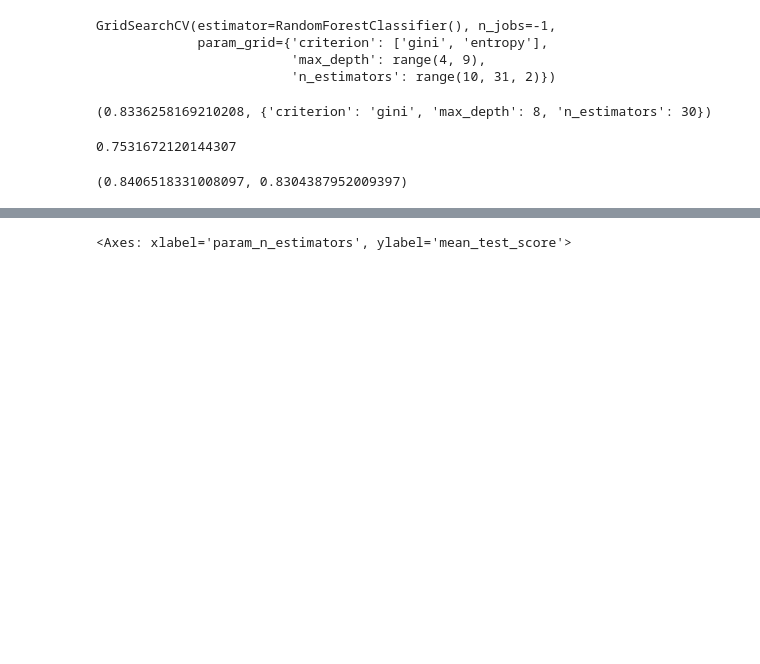
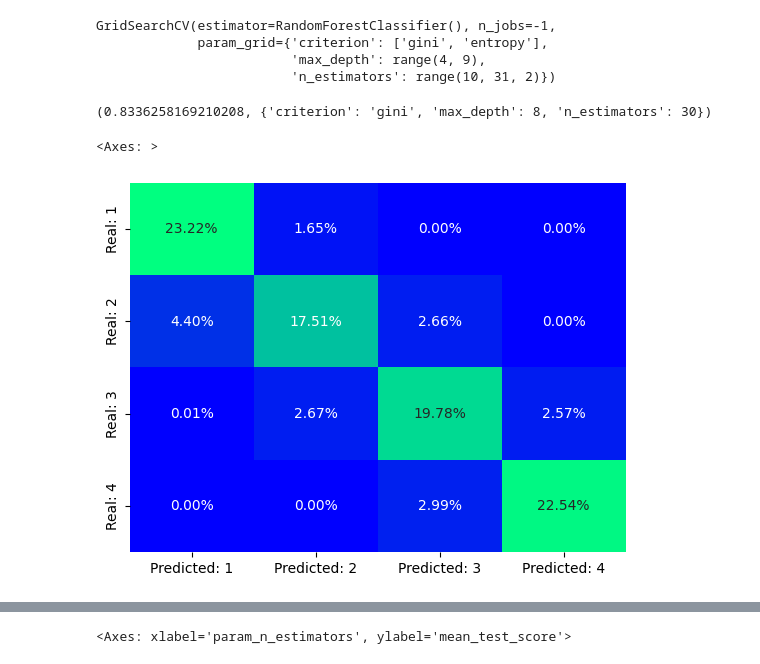
Before and after one commit to EgorSolovei/ML-in-nuclear-physics, a Jupyter notebook: DT_and_RF.ipynb, the cells around one changed output, grey strips where cells are left out. Drawn from its saved outputs; the diff is of its cells as text; code cells hidden in the pictures; blank space fills up the shorter version.

```diff
--- a/DT_and_RF.ipynb
+++ b/DT_and_RF.ipynb
@@ -8,5 +16,5 @@ import sklearn.metrics as metrics
 # %%
-data = pd.read_csv('data.csv')
+data = pd.read_csv('/content/drive/MyDrive/Colab_Notebooks/Курсовая/data.csv')
 data.drop(columns='Unnamed: 0', inplace=True)
 data = data.rename(columns={"class": "class_param"})
 data.head()
@@ -25,7 +33,7 @@ data['class_param'].unique()
 array([ 2.,  4.,  1.,  3.,  0., nan])
 # %%
 data.class_param.fillna(0, inplace=True)
-data = data.query('class_param != 0')
+data = data.query('class_param == [1.0, 2.0, 3.0, 4.0]')
 data['class_param'].unique()
 # %% [output]
 array([2., 4., 1., 3.])
@@ -168,11 +179,7 @@ GridCV_rf.best_score_, GridCV_rf.best_params_
 # %%
 best_rf = GridCV_rf.best_estimator_
 # %%
-y_pred = best_tree.predict(X_test)
+y_pred = best_rf.predict(X_test)
-# %%
-metrics.accuracy_score(y_test, y_pred) # значенния accuracy
-# %% [output]
-0.7531672120144307
 # %%
 train_score = best_rf.score(X_train, y_train)
 test_score = best_rf.score(X_test, y_test)
@@ -179,7 +188,13 @@ test_score = best_rf.score(X_test, y_test)
-# %%
-train_score, test_score
-# %% [output]
-(0.8406518331008097, 0.8304387952009397)
+# %%
+# матрица ошибок
+x_names = ['Predicted: 1', 'Predicted: 2', 'Predicted: 3', 'Predicted: 4']
+y_names = ['Real: 1', 'Real: 2', 'Real: 3', 'Real: 4']
+
+arr_errors = (metrics.confusion_matrix(y_test, y_pred) / y_test.shape[0])
+sns.heatmap(arr_errors, cmap='winter', annot=True, fmt=".2%", cbar=False, xticklabels=x_names, yticklabels=y_names)
+# %% [output]
+<Axes: >
+[figure, added]
 # %%
 res_rf = pd.DataFrame(GridCV_rf.cv_results_)
 res_rf.drop(columns=['params'], inplace=True)
```
Also changed, not shown: parts of 18 cells of this notebook.
